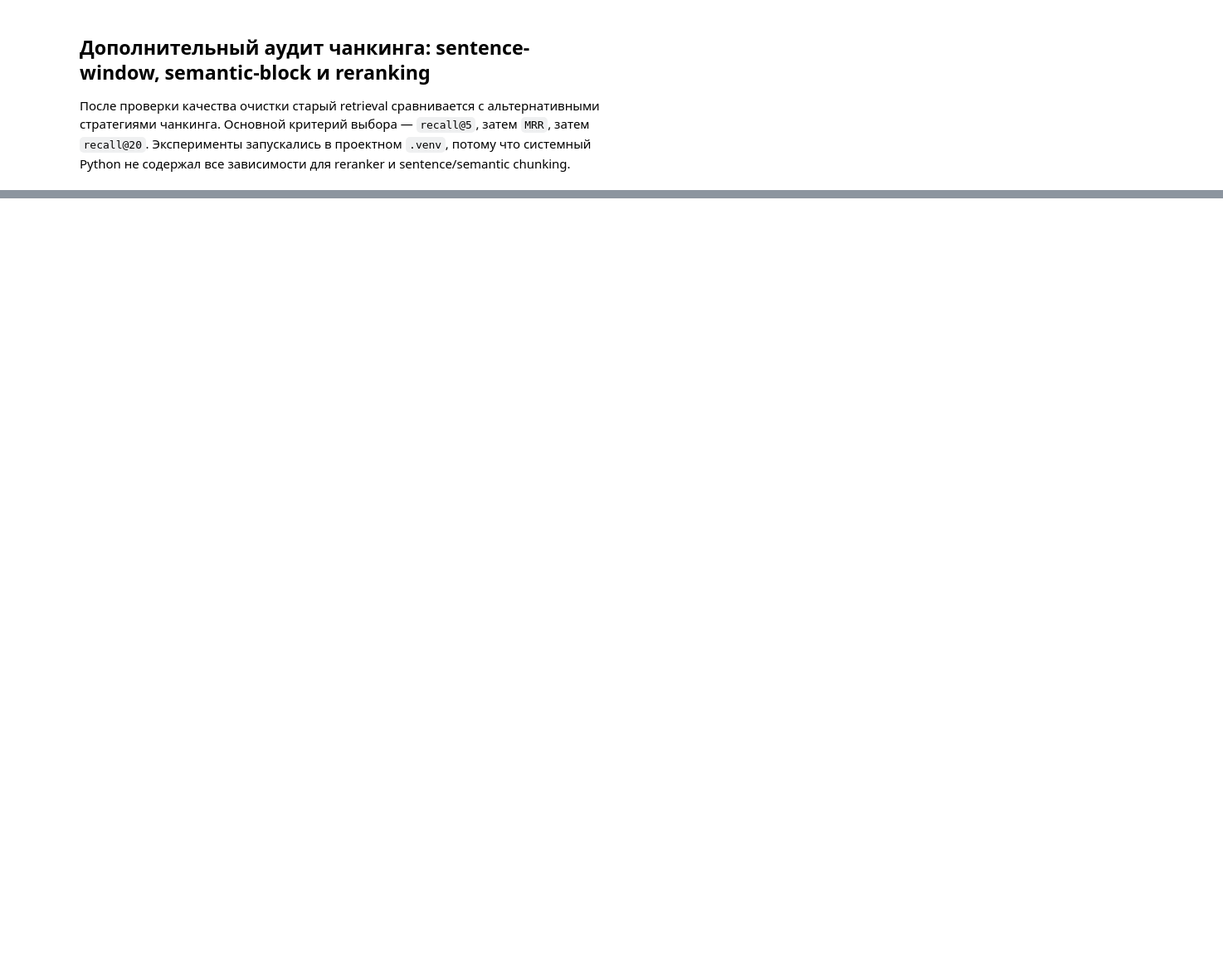
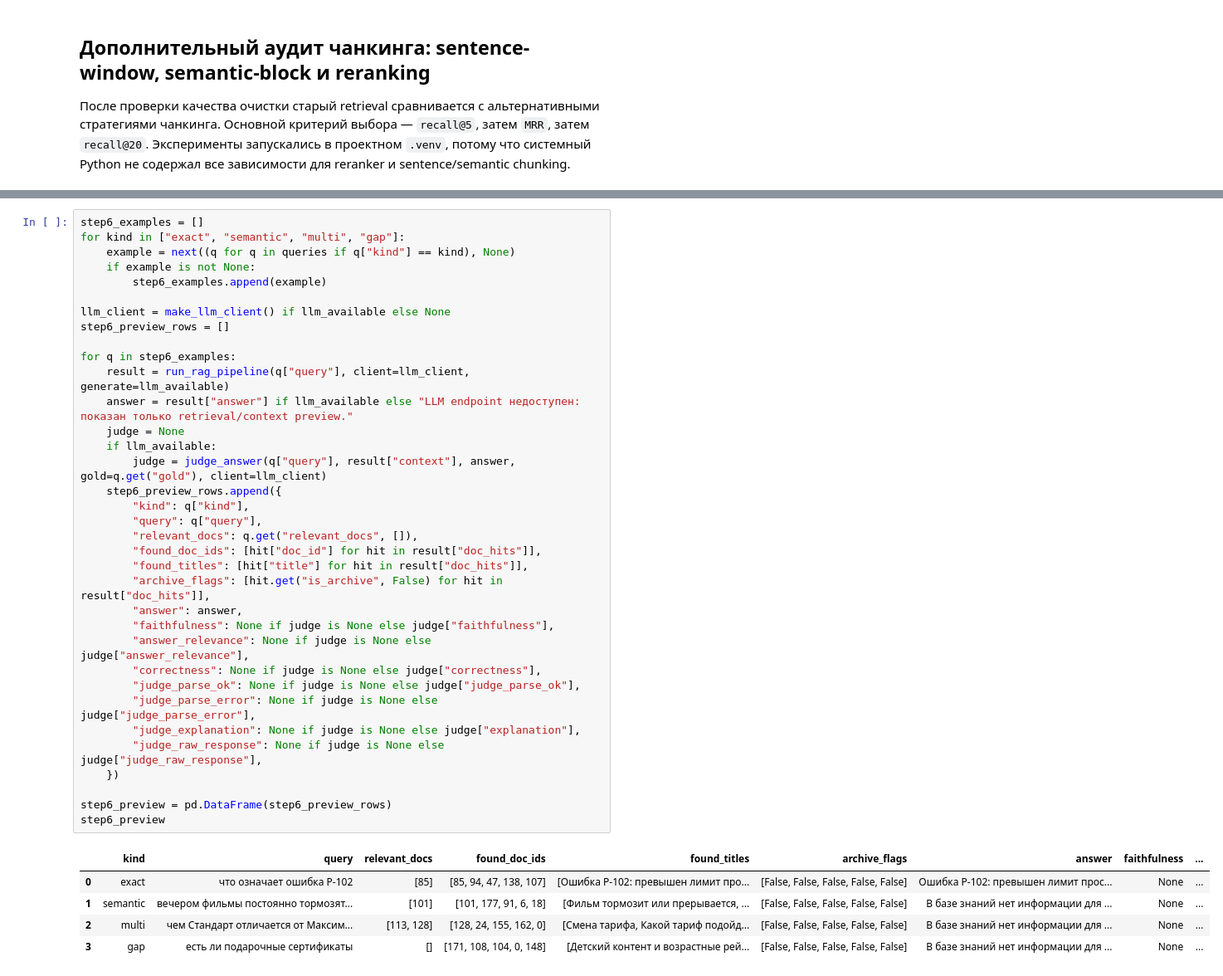
Before and after one commit to IlyaEmelin/ai-agent.rag-system2, a Jupyter notebook: filmoskop_rag.ipynb, the cells around one changed output, grey strips where cells are left out. Shown at 83% size. Drawn from its saved outputs; the diff is of its cells as text; blank space fills up the shorter version.

```diff
--- a/filmoskop_rag.ipynb
+++ b/filmoskop_rag.ipynb
@@ -1754,0 +2113,41 @@ Sweep по чанкингу нашёл лучшую стратегию candidate
+# %%
+step6_examples = []
+for kind in ["exact", "semantic", "multi", "gap"]:
+    example = next((q for q in queries if q["kind"] == kind), None)
+    if example is not None:
+        step6_examples.append(example)
+
+llm_client = make_llm_client() if llm_available else None
+step6_preview_rows = []
+
+for q in step6_examples:
+    result = run_rag_pipeline(q["query"], client=llm_client, generate=llm_available)
+    answer = result["answer"] if llm_available else "LLM endpoint недоступен: показан только retrieval/context preview."
+    judge = None
+    if llm_available:
+        judge = judge_answer(q["query"], result["context"], answer, gold=q.get("gold"), client=llm_client)
+    step6_preview_rows.append({
+        "kind": q["kind"],
+        "query": q["query"],
+        "relevant_docs": q.get("relevant_docs", []),
+        "found_doc_ids": [hit["doc_id"] for hit in result["doc_hits"]],
+        "found_titles": [hit["title"] for hit in result["doc_hits"]],
+        "archive_flags": [hit.get("is_archive", False) for hit in result["doc_hits"]],
+        "answer": answer,
+        "faithfulness": None if judge is None else judge["faithfulness"],
+        "answer_relevance": None if judge is None else judge["answer_relevance"],
+        "correctness": None if judge is None else judge["correctness"],
+        "judge_parse_ok": None if judge is None else judge["judge_parse_ok"],
+        "judge_parse_error": None if judge is None else judge["judge_parse_error"],
+        "judge_explanation": None if judge is None else judge["explanation"],
+        "judge_raw_response": None if judge is None else judge["judge_raw_response"],
+    })
+
+step6_preview = pd.DataFrame(step6_preview_rows)
+step6_preview
+# %% [output]
+|  | kind | query | relevant_docs | found_doc_ids | found_titles | archive_flags | answer | faithfulness | ... |
+| 0 | exact | что означает ошибка P-102 | [85] | [85, 94, 47, 138, 107] | [Ошибка P-102: превышен лимит про... | [False, False, False, False, False] | Ошибка P-102: превышен лимит прос... | None | ... |
+| 1 | semantic | вечером фильмы постоянно тормозят... | [101] | [101, 177, 91, 6, 18] | [Фильм тормозит или прерывается, ... | [False, False, False, False, False] | В базе знаний нет информации для ... | None | ... |
+| 2 | multi | чем Стандарт отличается от Максим... | [113, 128] | [128, 24, 155, 162, 0] | [Смена тарифа, Какой тариф подойд... | [False, False, False, False, False] | В базе знаний нет информации для ... | None | ... |
+| 3 | gap | есть ли подарочные сертификаты | [] | [171, 108, 104, 0, 148] | [Детский контент и возрастные рей... | [False, False, False, False, False] | В базе знаний нет информации для ... | None | ... |
```
Also changed, not shown: parts of 6 cells of this notebook, 1 other file.
